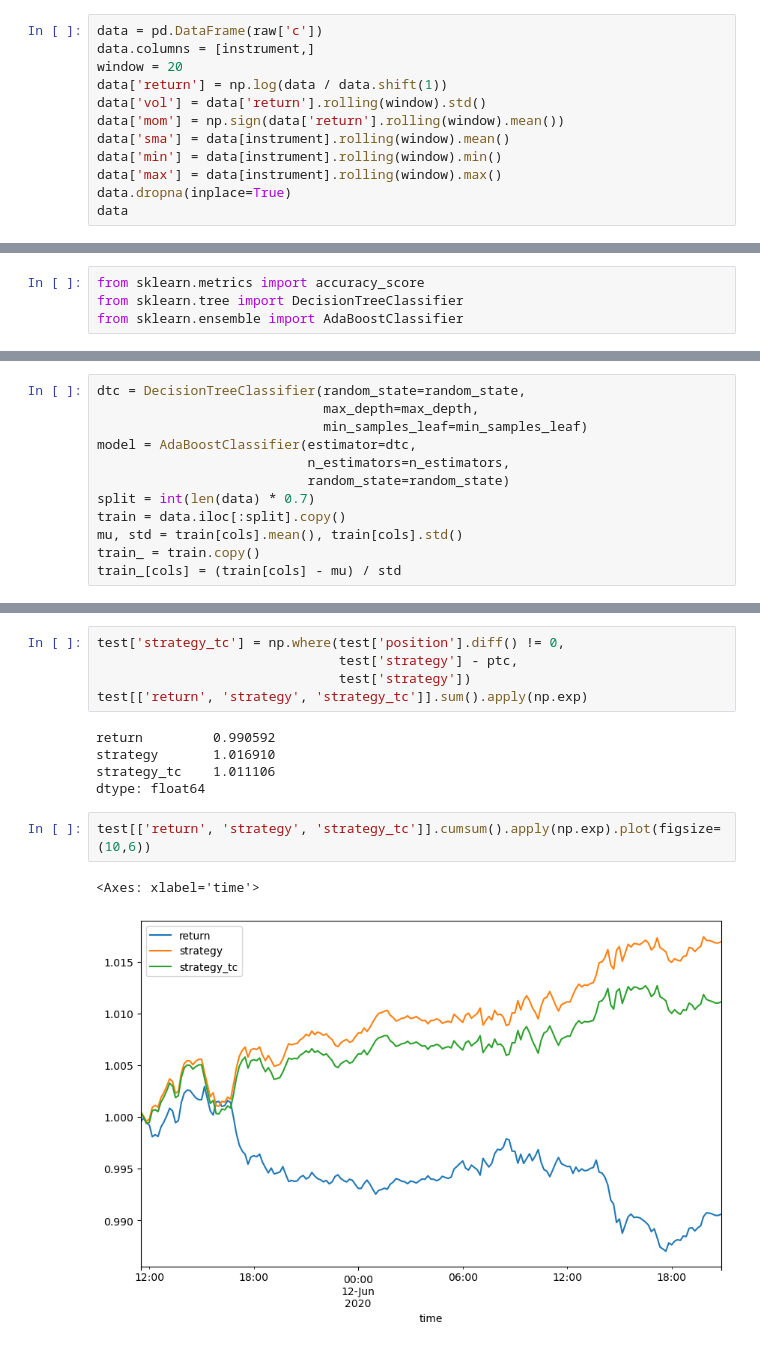
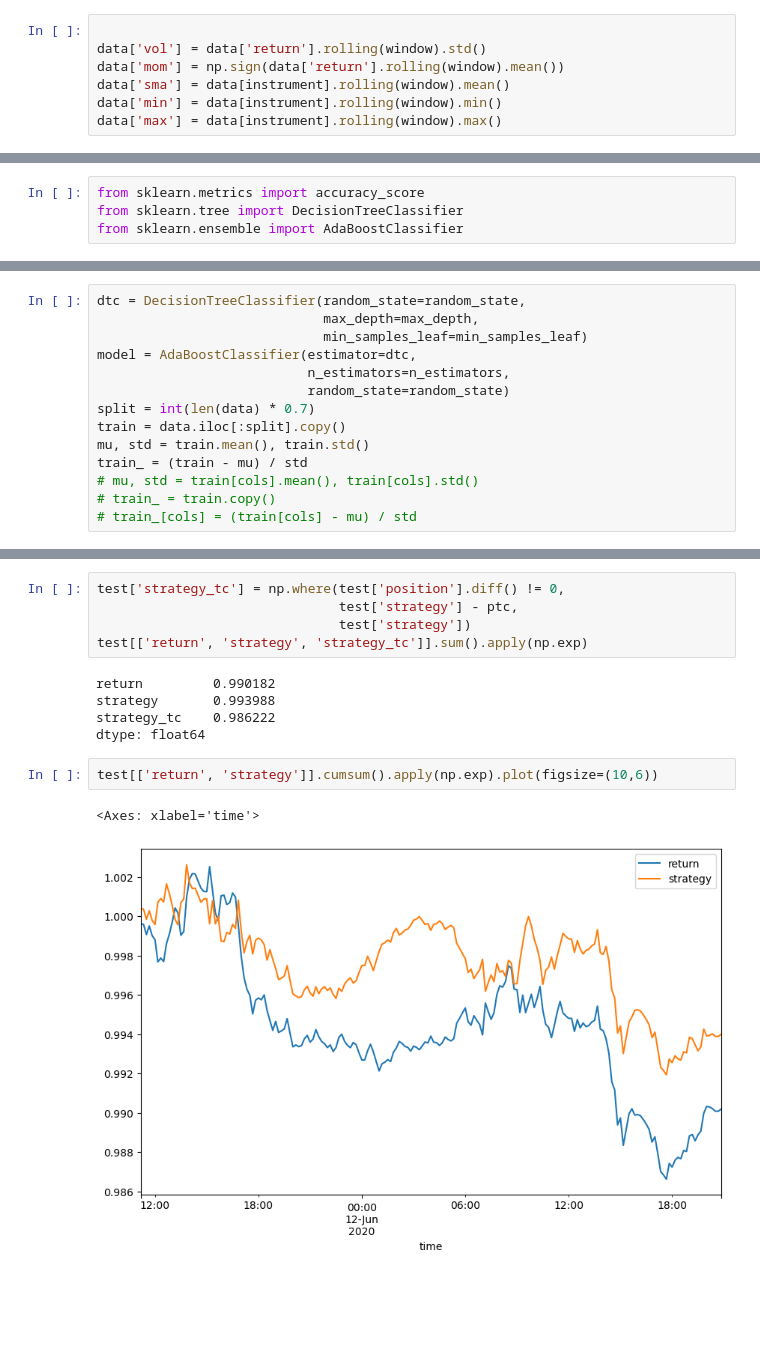
Before and after one commit to monchan-new/pyalgo-project, a Jupyter notebook: src/10.2.1.ipynb, the cells around one changed output, grey strips where cells are left out. Drawn from its saved outputs; the diff is of its cells as text; blank space fills up the shorter version.

```diff
--- a/src/10.2.1.ipynb
+++ b/src/10.2.1.ipynb
@@ -58,12 +39,7 @@ raw['c'].plot(figsize=(10,6),legend=True)
 # %%
-data = pd.DataFrame(raw['c'])
-data.columns = [instrument,]
-window = 20
-data['return'] = np.log(data / data.shift(1))
+
 data['vol'] = data['return'].rolling(window).std()
 data['mom'] = np.sign(data['return'].rolling(window).mean())
 data['sma'] = data[instrument].rolling(window).mean()
 data['min'] = data[instrument].rolling(window).min()
 data['max'] = data[instrument].rolling(window).max()
-data.dropna(inplace=True)
-data
@@ -123,6 +88,8 @@ model = AdaBoostClassifier(estimator=dtc,
                            random_state=random_state)
 split = int(len(data) * 0.7)
 train = data.iloc[:split].copy()
-mu, std = train[cols].mean(), train[cols].std()
-train_ = train.copy()
-train_[cols] = (train[cols] - mu) / std
+mu, std = train.mean(), train.std()
+train_ = (train - mu) / std
+# mu, std = train[cols].mean(), train[cols].std()
+# train_ = train.copy()
+# train_[cols] = (train[cols] - mu) / std
@@ -155,12 +177,12 @@ test['strategy_tc'] = np.where(test['position'].diff() != 0,
                                test['strategy'])
 test[['return', 'strategy', 'strategy_tc']].sum().apply(np.exp)
 # %% [output]
-return         0.990592
-strategy       1.016910
-strategy_tc    1.011106
+return         0.990182
+strategy       0.993988
+strategy_tc    0.986222
 dtype: float64
 # %%
-test[['return', 'strategy', 'strategy_tc']].cumsum().apply(np.exp).plot(figsize=(10,6))
+test[['return', 'strategy']].cumsum().apply(np.exp).plot(figsize=(10,6))
 # %% [output]
 <Axes: xlabel='time'>
-[figure, old version]
+[figure, new version]
```
Also changed, not shown: parts of 18 cells of this notebook, 3 other files.
